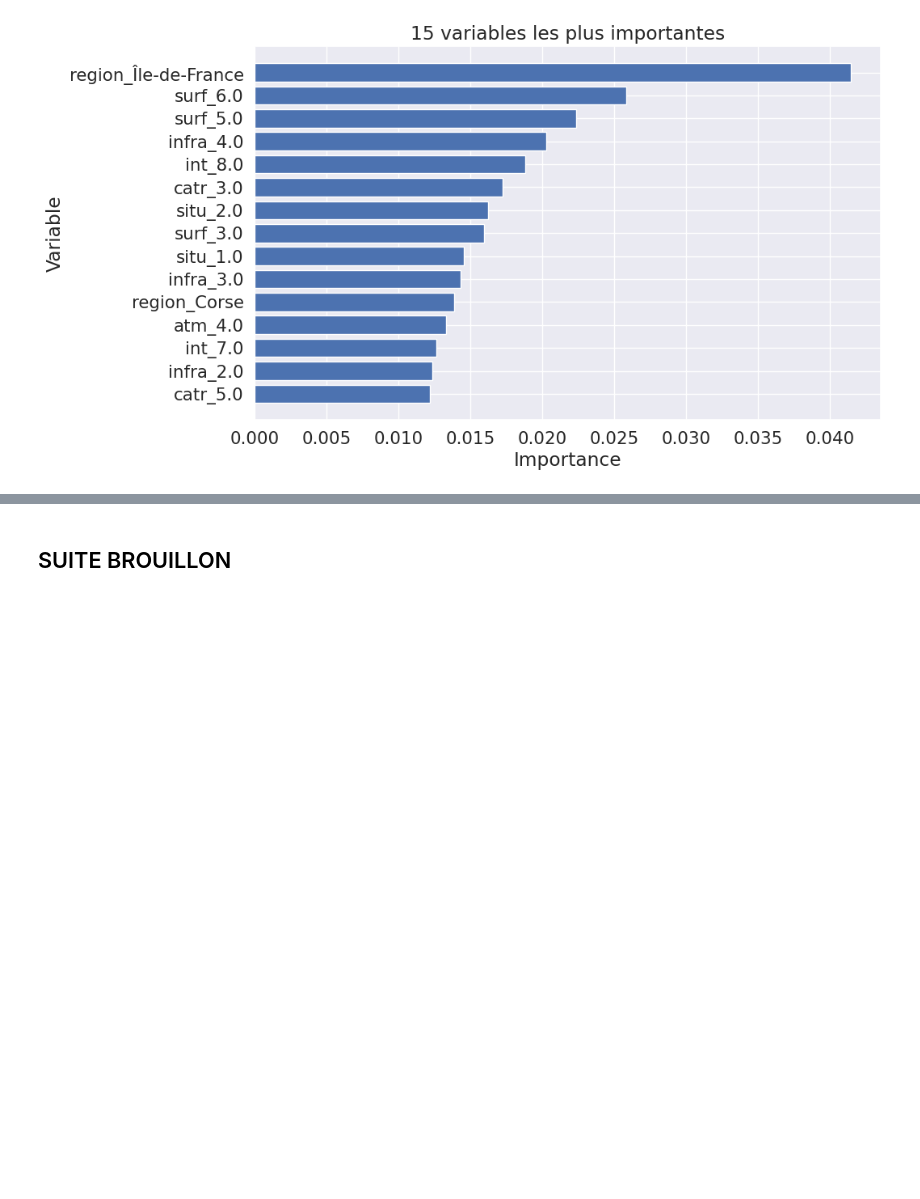
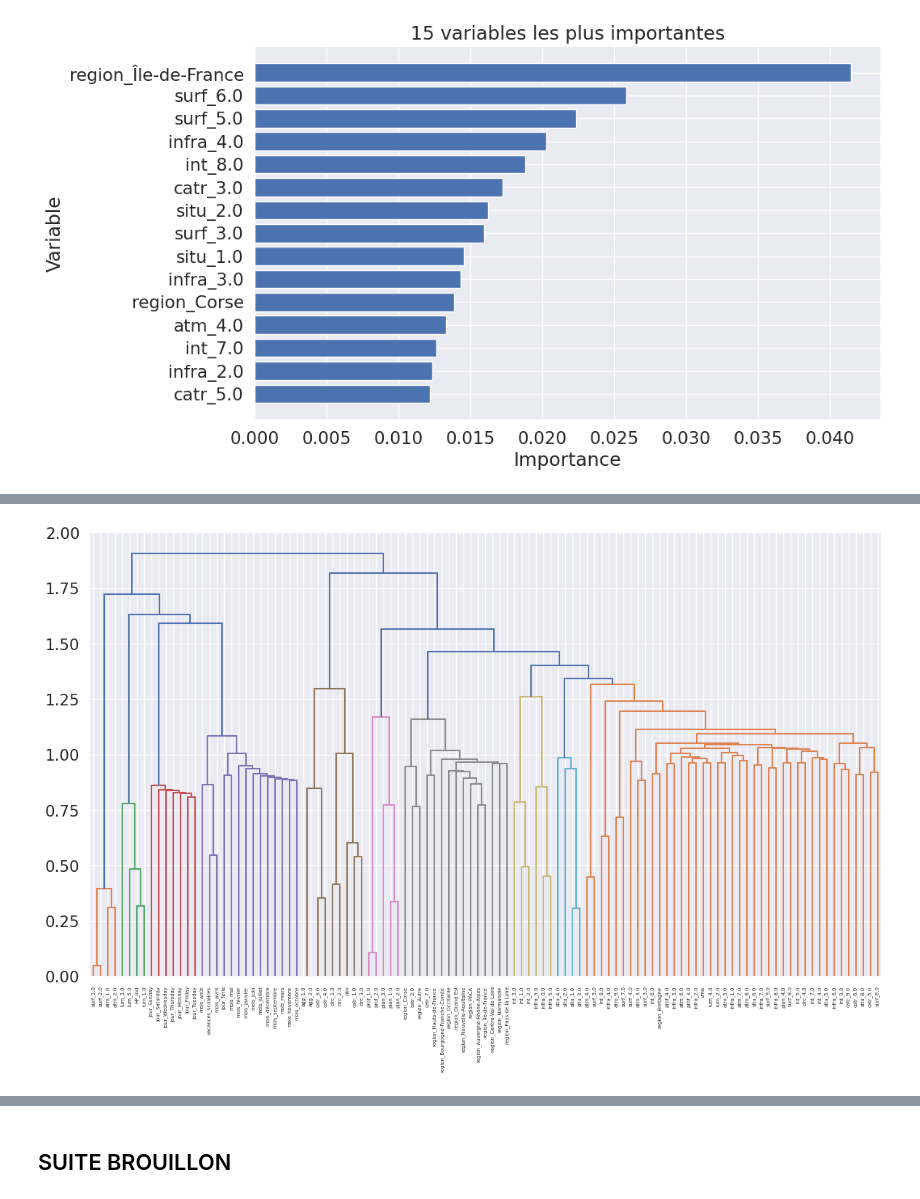
Before and after one commit to solinemignot/statapp_sujet26, a Jupyter notebook: Partie2_ML/XGBoost.ipynb, the cells around one changed output, grey strips where cells are left out. Cells and saved outputs as stored; diff of their text form; code cells hidden in the pictures; blank space fills up the shorter version.

```diff
--- a/Partie2_ML/XGBoost.ipynb
+++ b/Partie2_ML/XGBoost.ipynb
@@ -320,0 +321,28 @@ plt.show()
+# %%
+
+from scipy.cluster import hierarchy
+from scipy.spatial.distance import squareform
+from scipy.stats import spearmanr
+
+fig, ax = plt.subplots(figsize=(12, 8))
+corr = spearmanr(X).correlation
+
+# Ensure the correlation matrix is symmetric
+corr = (corr + corr.T) / 2
+np.fill_diagonal(corr, 1)
+
+# We convert the correlation matrix to a distance matrix before performing
+# hierarchical clustering using Ward's linkage.
+distance_matrix = 1 - np.abs(corr)
+default_value = np.nanmean(distance_matrix)
+distance_matrix_filled = np.nan_to_num(distance_matrix, nan=default_value)
+
+# Calculer la matrice de distance
+dist_linkage = hierarchy.ward(squareform(distance_matrix_filled))
+dendro = hierarchy.dendrogram(
+    dist_linkage, labels=X.columns.to_list(), ax=ax, leaf_rotation=90
+)
+
+_ = fig.tight_layout()
+# %% [output]
+[figure, added]
```
Also changed, not shown: parts of 4 cells of this notebook.
